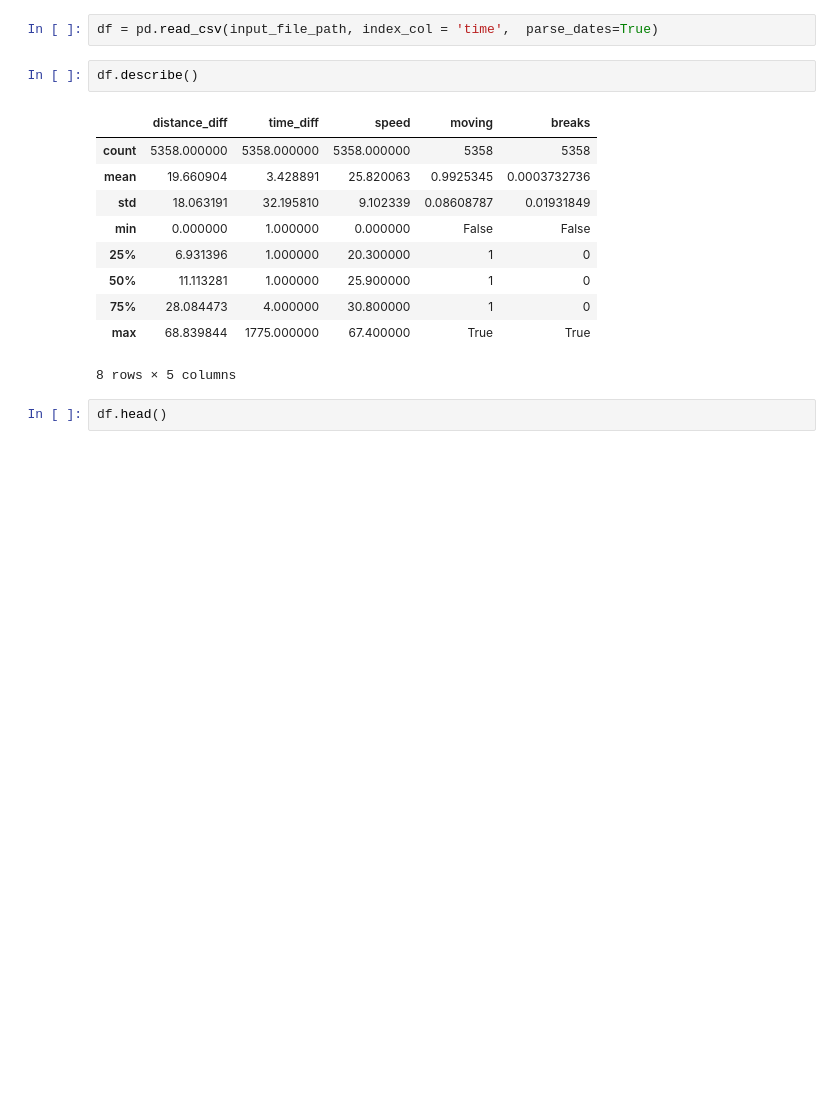
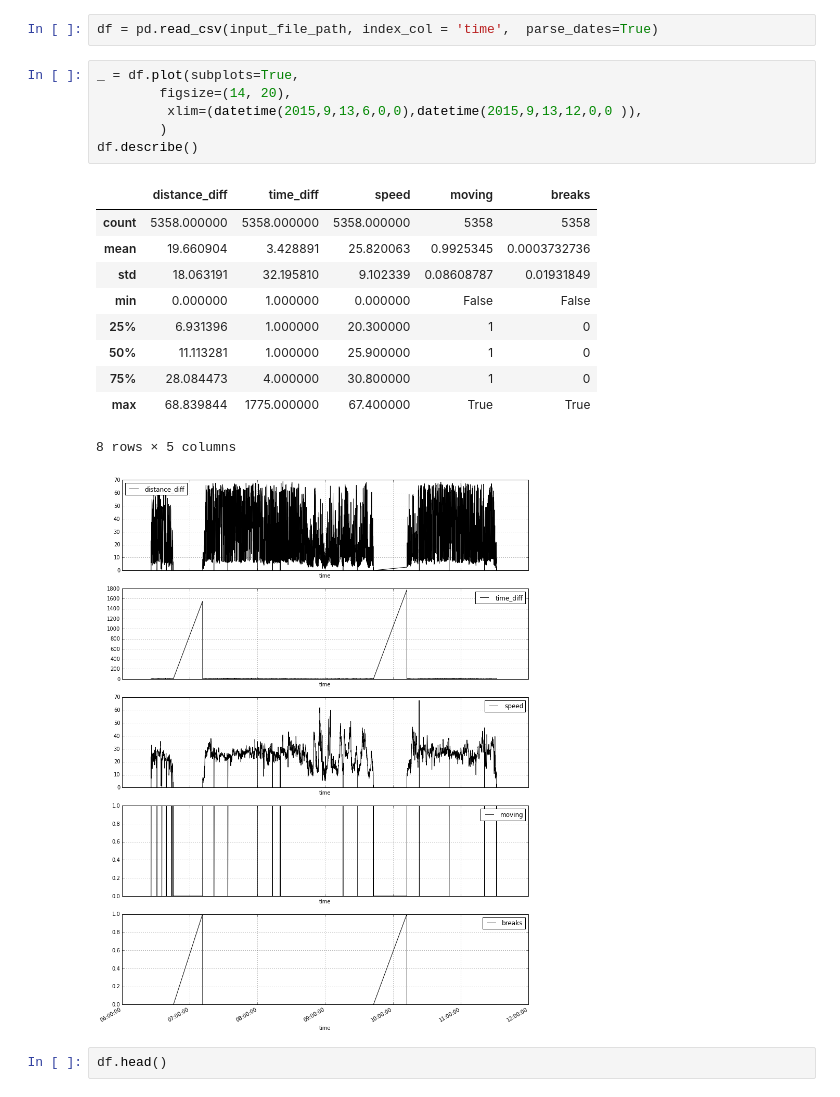
Before and after one commit to patclaffey/docker_jupyter, a Jupyter notebook: notebooks/activity speed analysis.ipynb, the cells around one changed output. Saved outputs shown, nothing was run; the diff lists cells and outputs as text; blank space fills up the shorter version.

```diff
--- a/notebooks/activity speed analysis.ipynb
+++ b/notebooks/activity speed analysis.ipynb
@@ -23,19 +23,24 @@ print ("Input file is (full path)  ", input_file_path)
 Input file is (full path)   /opt/notebook/data/csv/activity_speed.csv
 # %%
 df = pd.read_csv(input_file_path, index_col = 'time',  parse_dates=True)
-# %%
-df.describe()
-# %% [output]
-|  | distance_diff | time_diff | speed | moving | breaks |
-| count | 5358.000000 | 5358.000000 | 5358.000000 | 5358 | 5358 |
-| mean | 19.660904 | 3.428891 | 25.820063 | 0.9925345 | 0.0003732736 |
-| std | 18.063191 | 32.195810 | 9.102339 | 0.08608787 | 0.01931849 |
-| min | 0.000000 | 1.000000 | 0.000000 | False | False |
-| 25% | 6.931396 | 1.000000 | 20.300000 | 1 | 0 |
-| 50% | 11.113281 | 1.000000 | 25.900000 | 1 | 0 |
-| 75% | 28.084473 | 4.000000 | 30.800000 | 1 | 0 |
-| max | 68.839844 | 1775.000000 | 67.400000 | True | True |
-8 rows × 5 columns
+# %%
+_ = df.plot(subplots=True,
+        figsize=(14, 20),
+         xlim=(datetime(2015,9,13,6,0,0),datetime(2015,9,13,12,0,0 )),
+        )
+df.describe()
+# %% [output]
+|  | distance_diff | time_diff | speed | moving | breaks |
+| count | 5358.000000 | 5358.000000 | 5358.000000 | 5358 | 5358 |
+| mean | 19.660904 | 3.428891 | 25.820063 | 0.9925345 | 0.0003732736 |
+| std | 18.063191 | 32.195810 | 9.102339 | 0.08608787 | 0.01931849 |
+| min | 0.000000 | 1.000000 | 0.000000 | False | False |
+| 25% | 6.931396 | 1.000000 | 20.300000 | 1 | 0 |
+| 50% | 11.113281 | 1.000000 | 25.900000 | 1 | 0 |
+| 75% | 28.084473 | 4.000000 | 30.800000 | 1 | 0 |
+| max | 68.839844 | 1775.000000 | 67.400000 | True | True |
+8 rows × 5 columns
+[figure, added]
 # %%
 df.head()
 # %% [output]
```
Also changed, not shown: parts of 7 cells of this notebook.
